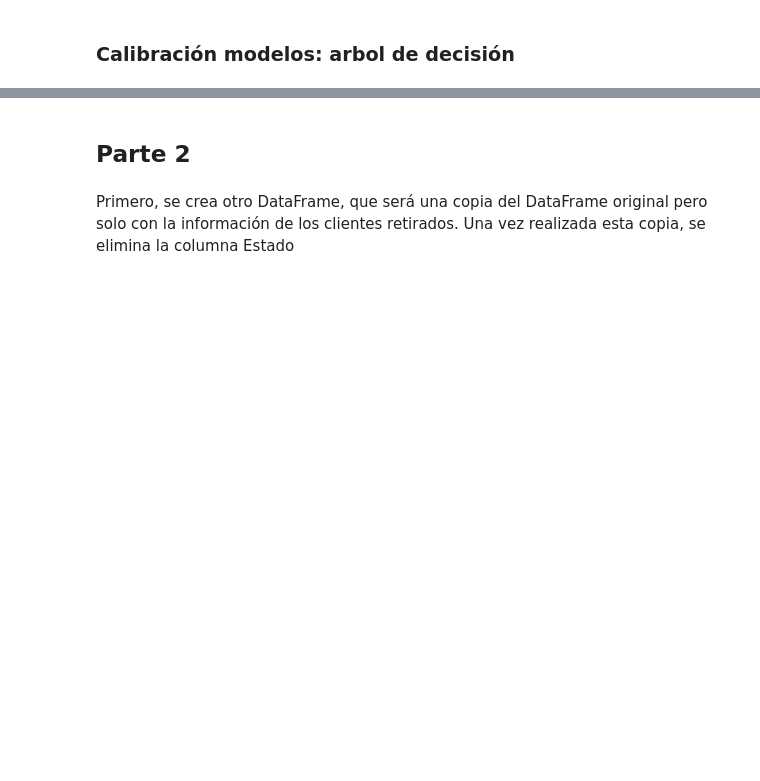
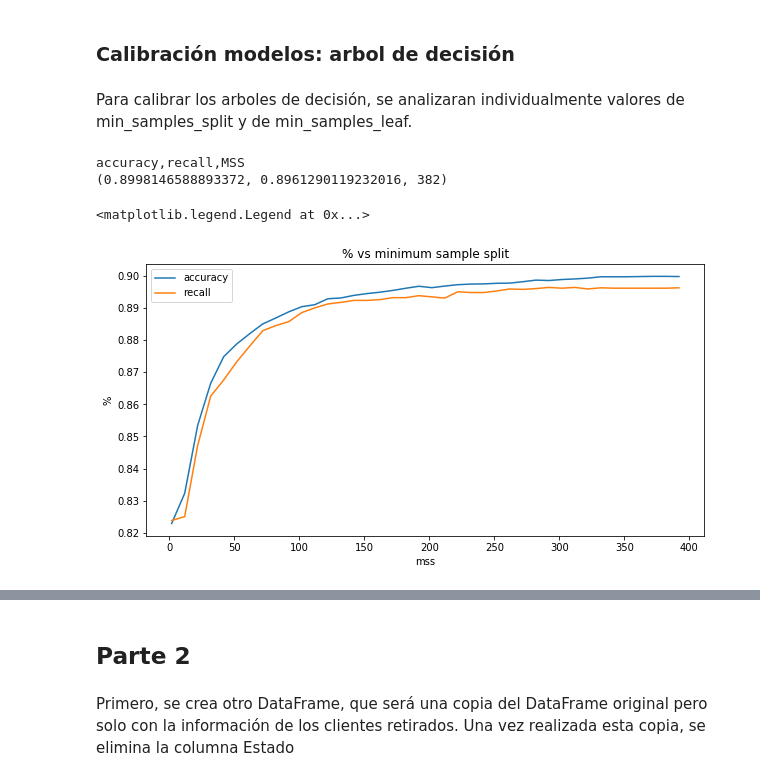
Before and after one commit to nerzhul250/DataAnalyticsProject, a Jupyter notebook: proyectoAnalitica.ipynb, the cells around one changed output, grey strips where cells are left out. Saved outputs shown, nothing was run; the diff lists cells and outputs as text; code cells hidden in the pictures; blank space fills up the shorter version.

```diff
--- a/proyectoAnalitica.ipynb
+++ b/proyectoAnalitica.ipynb
@@ -201,2 +246,42 @@ plt.legend(['accuracy', 'recall'])
 # %% [markdown]
 ### Calibración modelos: arbol de decisión
+# %% [markdown]
+Para calibrar los arboles de decisión, se analizaran individualmente valores de min_samples_split y de min_samples_leaf.
+# %%
+acc_test=[]
+recall_test=[]
+vec= np.arange(2,400,10)
+bestMSS=(-1,-1,-1)
+for mss in vec:
+    np.random.seed(1234)
+    ctree = tree.DecisionTreeClassifier(
+        criterion='entropy', # el criterio de particionamiento de un conjunto de datos (gini, entropy)
+        max_depth=None,      # prepoda: controla la profundidad del árbol (largo máximo de las ramas)
+        min_samples_split=mss, # prepoda: el mínimo número de registros necesarios para crear una nueva rama
+        min_samples_leaf=1,  # prepoda: el mínimo número de registros en una hoja
+        random_state=None,   # semilla del generador aleatorio utilizado para
+        max_leaf_nodes=None, # prepoda: máximo número de nodos hojas
+        min_impurity_decrease=0.0, # prepoda: umbral mínimo de reducción de la impureza para aceptar la creación de una rama
+        class_weight=None    # permite asociar pesos a las clases, en el caso de diferencias de importancia entre ellas
+    )
+    accuracies=cross_val_score(ctree,X_train,y_train.ravel(),cv=5,scoring='accuracy')
+    recalls=cross_val_score(ctree,X_train,y_train.ravel(),cv=5,scoring='recall')
+    acc_test.append(accuracies.mean())
+    recall_test.append(recalls.mean())
+    bestMSS=max(bestMSS,(acc_test[-1],recall_test[-1],mss))
+print('accuracy,recall,MSS')
+print(bestMSS)
+plt.figure(figsize=(10,5))
+ax = plt.gca() # get current axis
+plt.plot(vec, acc_test)
+plt.plot(vec, recall_test)
+plt.axis('tight')
+plt.xlabel('mss')
+plt.ylabel('%')
+plt.title('% vs minimum sample split')
+plt.legend(['accuracy', 'recall'])
+# %% [output]
+accuracy,recall,MSS
+(0.8998146588893372, 0.8961290119232016, 382)
+<matplotlib.legend.Legend at 0x...>
+[figure, added]
```
Also changed, not shown: parts of 21 cells of this notebook.
